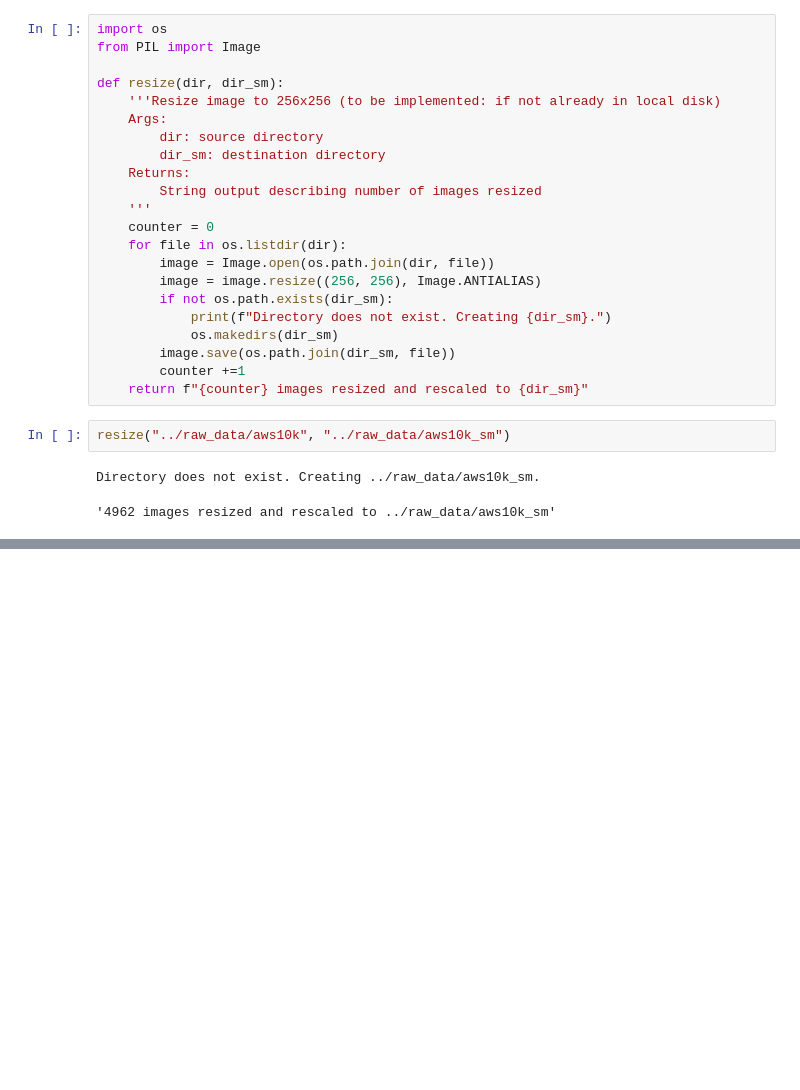
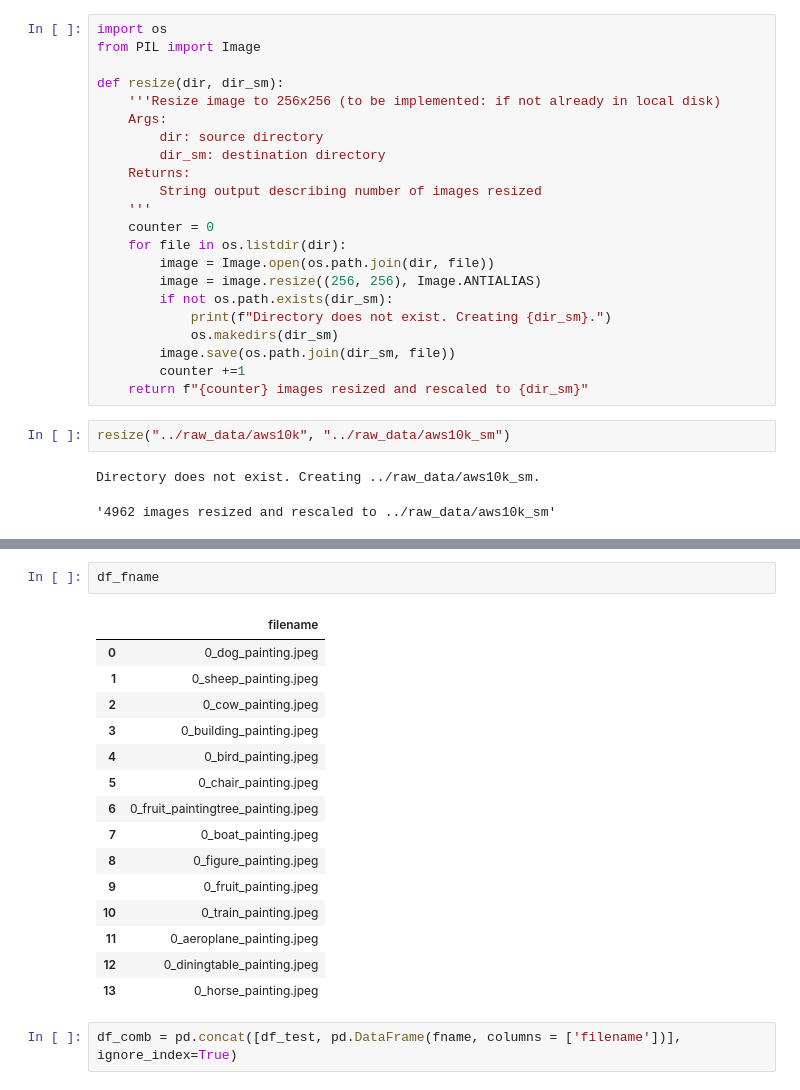
Before and after one commit to erniesg/Art-API, a Jupyter notebook: notebooks/dataloader.ipynb, the cells around one changed output, grey strips where cells are left out. Drawn from its saved outputs; the diff is of its cells as text; blank space fills up the shorter version.

```diff
--- a/notebooks/dataloader.ipynb
+++ b/notebooks/dataloader.ipynb
@@ -82,0 +153,20 @@ Directory does not exist. Creating ../raw_data/aws10k_sm.
+# %%
+df_fname
+# %% [output]
+|  | filename |
+| 0 | 0_dog_painting.jpeg |
+| 1 | 0_sheep_painting.jpeg |
+| 2 | 0_cow_painting.jpeg |
+| 3 | 0_building_painting.jpeg |
+| 4 | 0_bird_painting.jpeg |
+| 5 | 0_chair_painting.jpeg |
+| 6 | 0_fruit_paintingtree_painting.jpeg |
+| 7 | 0_boat_painting.jpeg |
+| 8 | 0_figure_painting.jpeg |
+| 9 | 0_fruit_painting.jpeg |
+| 10 | 0_train_painting.jpeg |
+| 11 | 0_aeroplane_painting.jpeg |
+| 12 | 0_diningtable_painting.jpeg |
+| 13 | 0_horse_painting.jpeg |
+# %%
+df_comb = pd.concat([df_test, pd.DataFrame(fname, columns = ['filename'])], ignore_index=True)
```
Also changed, not shown: parts of 25 cells of this notebook, 12 other files.
